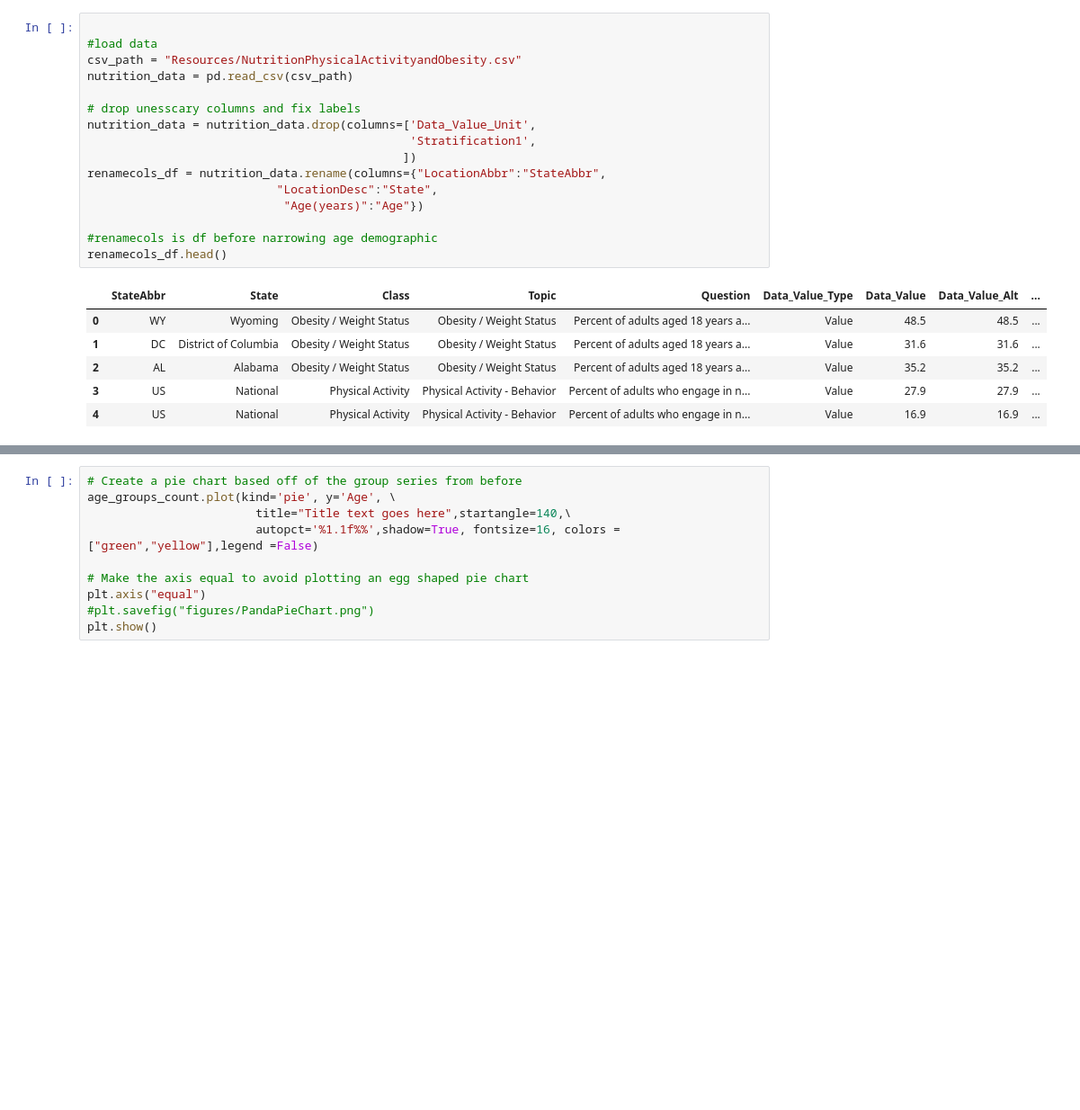
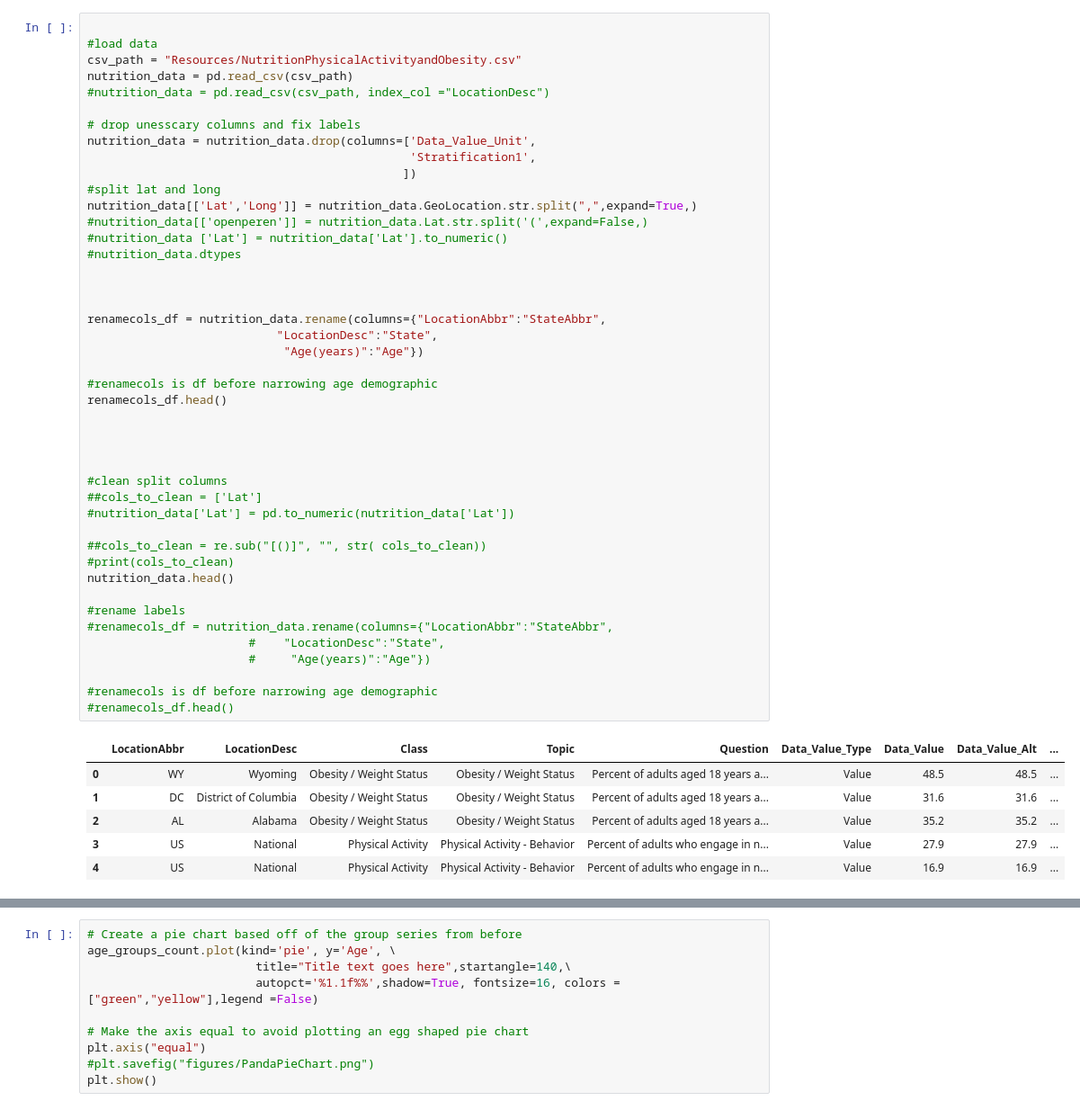
Before and after one commit to darkulzer/Project_1, a Jupyter notebook: Project1_Group2.ipynb, the cells around one changed output, grey strips where cells are left out. Shown: that part at 90% size. Saved outputs shown, nothing was run; the diff lists cells and outputs as text; blank space fills up the shorter version.

```diff
--- a/Project1_Group2.ipynb
+++ b/Project1_Group2.ipynb
@@ -14,21 +25,49 @@ from us import states
 # %%
 
 #load data
 csv_path = "Resources/NutritionPhysicalActivityandObesity.csv"
 nutrition_data = pd.read_csv(csv_path)
+#nutrition_data = pd.read_csv(csv_path, index_col ="LocationDesc")
 
 # drop unesscary columns and fix labels
 nutrition_data = nutrition_data.drop(columns=['Data_Value_Unit',
                                               'Stratification1',
                                              ])
+#split lat and long
+nutrition_data[['Lat','Long']] = nutrition_data.GeoLocation.str.split(",",expand=True,)
+#nutrition_data[['openperen']] = nutrition_data.Lat.str.split('(',expand=False,)
+#nutrition_data ['Lat'] = nutrition_data['Lat'].to_numeric()
+#nutrition_data.dtypes
+
+
+
 renamecols_df = nutrition_data.rename(columns={"LocationAbbr":"StateAbbr",
                            "LocationDesc":"State",
                             "Age(years)":"Age"})
 
 #renamecols is df before narrowing age demographic
 renamecols_df.head()
+
+
+
+
+#clean split columns
+##cols_to_clean = ['Lat']
+#nutrition_data['Lat'] = pd.to_numeric(nutrition_data['Lat'])
+
+##cols_to_clean = re.sub("[()]", "", str( cols_to_clean))
+#print(cols_to_clean)
+nutrition_data.head()
+
+#rename labels
+#renamecols_df = nutrition_data.rename(columns={"LocationAbbr":"StateAbbr",
+                       #    "LocationDesc":"State",
+                       #     "Age(years)":"Age"})
+
+#renamecols is df before narrowing age demographic
+#renamecols_df.head()
 # %% [output]
-|  | StateAbbr | State | Class | Topic | Question | Data_Value_Type | Data_Value | Data_Value_Alt | ... |
+|  | LocationAbbr | LocationDesc | Class | Topic | Question | Data_Value_Type | Data_Value | Data_Value_Alt | ... |
 | 0 | WY | Wyoming | Obesity / Weight Status | Obesity / Weight Status | Percent of adults aged 18 years a... | Value | 48.5 | 48.5 | ... |
 | 1 | DC | District of Columbia | Obesity / Weight Status | Obesity / Weight Status | Percent of adults aged 18 years a... | Value | 31.6 | 31.6 | ... |
 | 2 | AL | Alabama | Obesity / Weight Status | Obesity / Weight Status | Percent of adults aged 18 years a... | Value | 35.2 | 35.2 | ... |
```
Also changed, not shown: parts of 35 cells of this notebook, 3 other files.
